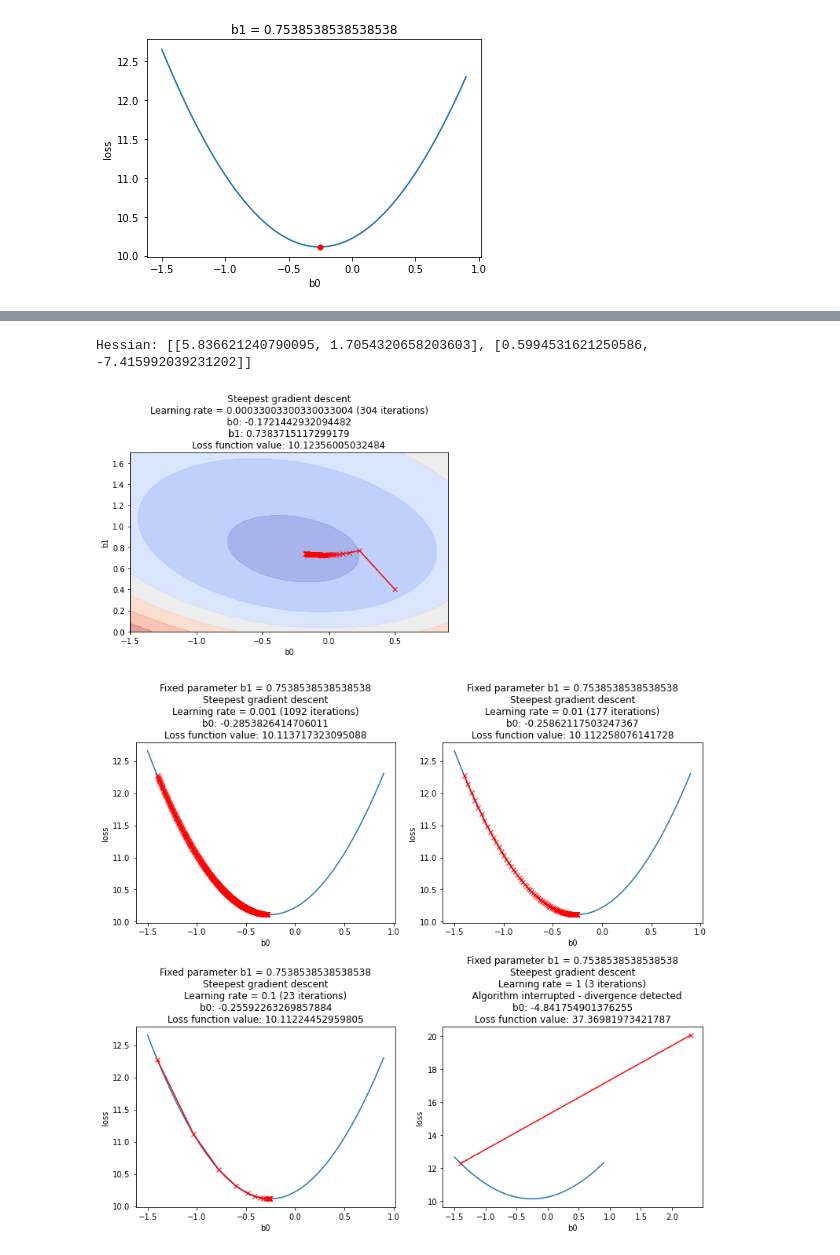
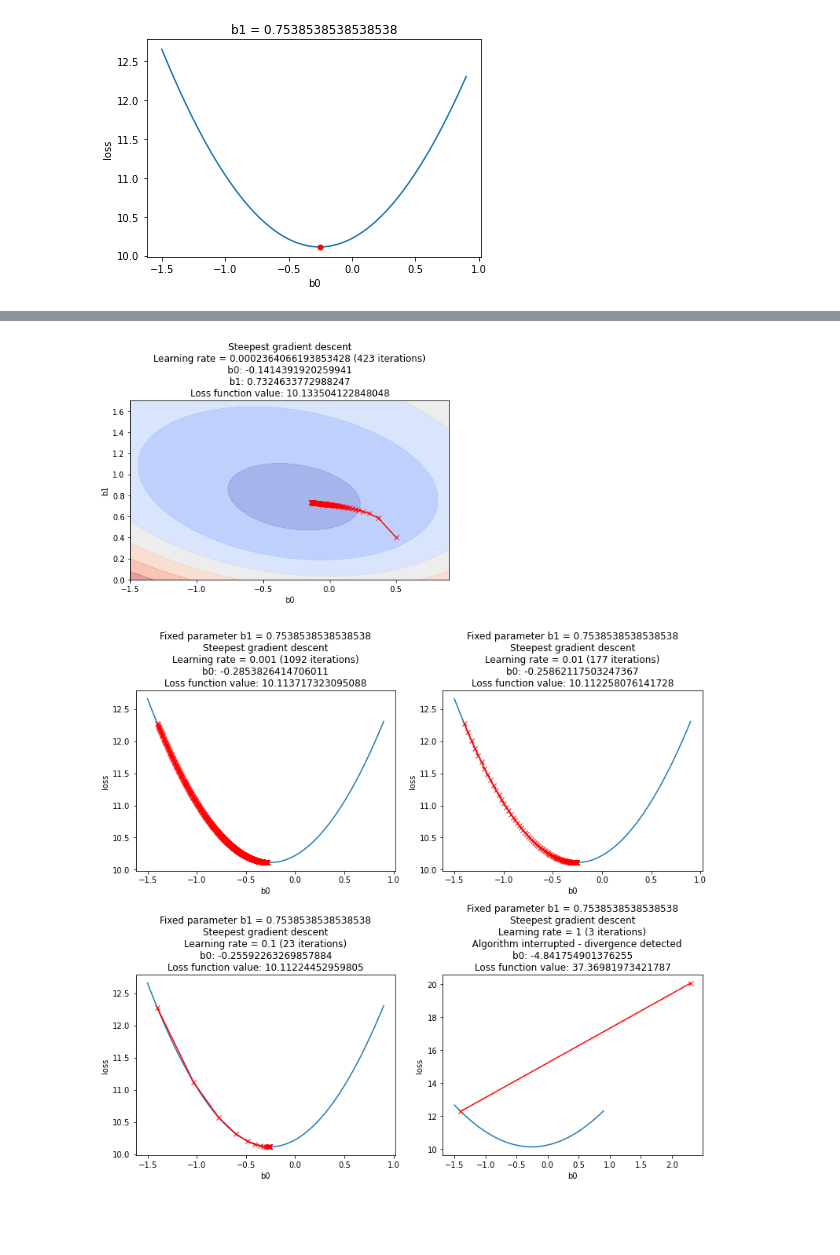
Before and after one commit to pablosuau/training, a Jupyter notebook: machine_learning/03_ml_theory/01_gradient_descent/01_loss_functions.ipynb, the cells around one changed output, grey strips where cells are left out. Saved outputs shown, nothing was run; the diff lists cells and outputs as text; code cells hidden in the pictures; blank space fills up the shorter version.

Commit message:
refactor: prepare code for newton method

```diff
--- a/machine_learning/03_ml_theory/01_gradient_descent/01_loss_functions.ipynb
+++ b/machine_learning/03_ml_theory/01_gradient_descent/01_loss_functions.ipynb
@@ -138,12 +138,16 @@ class AbstractLoss(ABC):
                 marker = 'o',
                 markersize = 5)
 
+    # Spected values for method:
+    # 'steepest' - steepest gradient descent
+    # 'annealing' - steepest gradient descent with learning rate annealing
+    # 'newton' - Newton's optimisation method based on the Hessian matrix (ignores the learning rate parameter)
     def steepest_gradient_descend_2D(self,
                                      initial_p1_index,
                                      initial_p2_index,
                                      learning_rates = [0.01],
                                      stop_threshold = 0.0001,
-                                     annealing = False):
+                                     method = 'steepest'):
 
         if not type(learning_rates) == list:
             raise ValueError('Learning rates have to be provided in a list')
@@ -162,13 +166,17 @@ class AbstractLoss(ABC):
 
             while np.sum(np.abs(np.array(current_params) - np.array(params_history[-1]))) > stop_threshold and \
                   np.all(np.array(current_params) - np.array(params_history[-1]) < DIVERGENCE_VALUE):
-                if annealing:
-                    learning_rate = learning_rate_0 / float(len(params_history))
                 params_history.append(current_params)
-                current_params = (np.array(current_params) - \
-                                  learning_rate * np.array(self._calculate_gradient(self.x,
-                                                                                    self.y,
-                                                                                    current_params))).tolist()
+                if method == 'steepest' or 'annealing':
+                    if method == 'annealing':
+                        learning_rate = learning_rate_0 / float(len(params_history))
+                    step = learning_rate * np.array(self._calculate_gradient(self.x, self.y, current_params))
+                elif method == 'newton':
+                    step = 10
+                else:
+                    raise ValueError('Incorrect gradient descent method value')
+
+                current_params = (np.array(current_params) - step).tolist()
 
             caption = 'Steepest gradient descent\n'
             caption = caption + 'Learning rate = ' + str(learning_rate)
@@ -178,8 +186,6 @@ class AbstractLoss(ABC):
             caption = caption + self.param_names[0] + ': ' + str(current_params[0]) + '\n'
             caption = caption + self.param_names[1] + ': ' + str(current_params[1]) + '\n'
             caption = caption + 'Loss function value: ' + str(self.calculate_loss_2D(current_params))
-
-            print('Hessian: ' + str(self._calculate_hessian(self.x, self.y, current_params)))
 
             if rows == 1:
                 ax_i = ax[c]
@@ -631,9 +631,11 @@ Hessian: [[0.46082112065937725, -0.11820352487058412], [0.4604732661452964, -0.1
 [figure]
 # %%
-lgl.steepest_gradient_descend_2D(learning_rates = [0.1], initial_p1_index = 0.5, initial_p2_index = 0.4, annealing = True)
+lgl.steepest_gradient_descend_2D(learning_rates = [0.1],
+                                 initial_p1_index = 0.5,
+                                 initial_p2_index = 0.4,
+                                 method = 'annealing')
 # %% [output]
-Hessian: [[5.836621240790095, 1.7054320658203603], [0.5994531621250586, -7.415992039231202]]
-[figure, old version]
+[figure, new version]
 # %%
 lgl.steepest_gradient_descend_1D(0, 443, -1.4, learning_rates = [0.001, 0.01, 0.1, 1])
 # %% [output]
```
Also changed, not shown: parts of 5 cells of this notebook.
